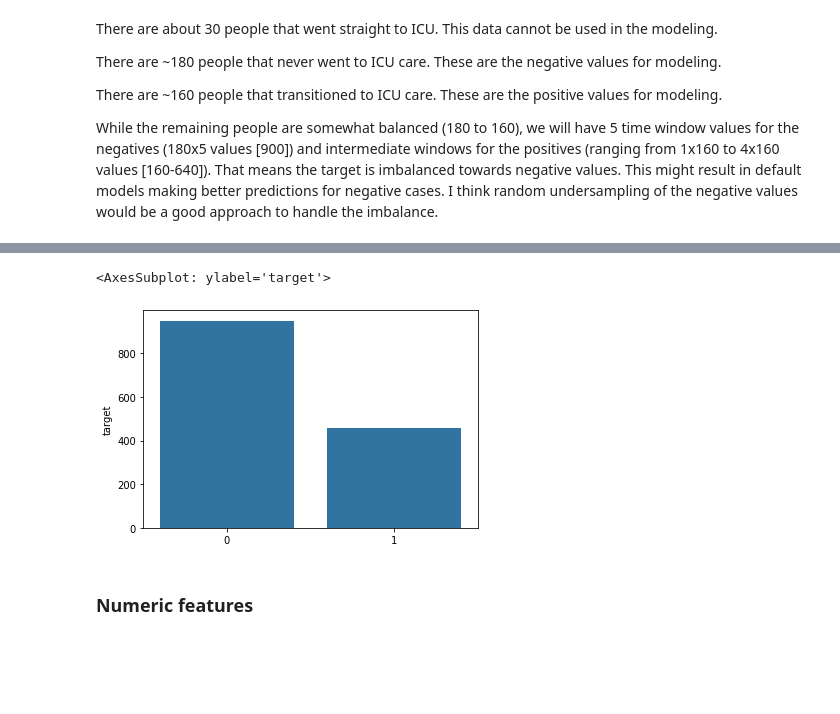
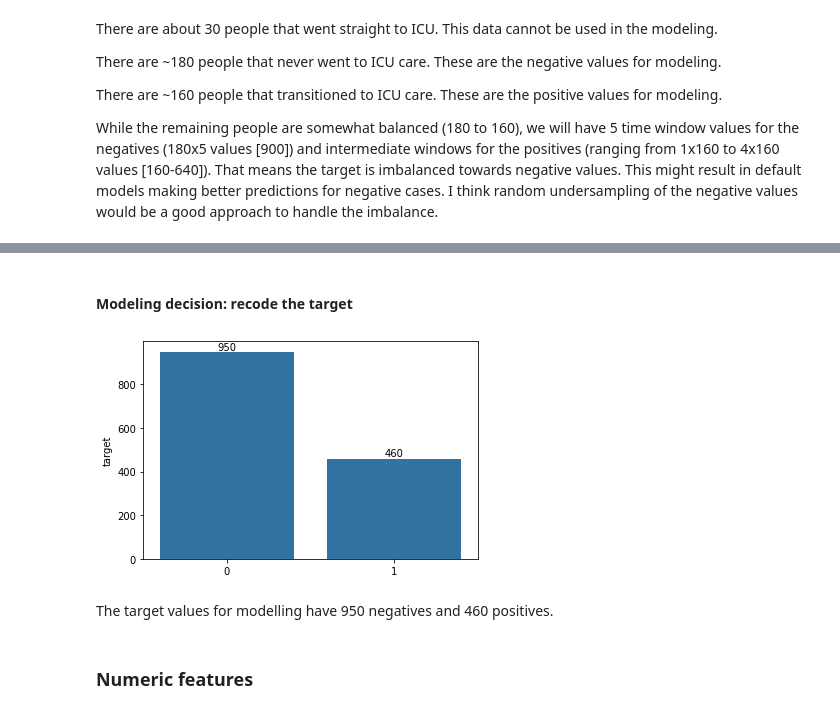
Before and after one commit to ccaiman/covid-capstone, a Jupyter notebook: covid_icu.ipynb, the cells around one changed output, grey strips where cells are left out. Cells and saved outputs as stored; diff of their text form; code cells hidden in the pictures; blank space fills up the shorter version.

Commit message:
Univariate EDA with modelling decisions

```diff
--- a/covid_icu.ipynb
+++ b/covid_icu.ipynb
@@ -91,3 +106,5 @@ I think random undersampling of the negative values would be a good approach to
+# %% [markdown]
+#### Modeling decision: recode the target
 # %%
 data2 = data.copy()
 
@@ -101,10 +118,12 @@ data2 = data2.merge(
 data2['target'] = np.where(data2['target'] == '1_0', 0, 1)
 data2.drop(columns=['WINDOW', 'ICU'], inplace=True)
 # %%
-sns.barplot(data=data2['target'].value_counts())
+plot = sns.barplot(data=data2['target'].value_counts())
+plot.bar_label(plot.containers[0]);
 # %% [output]
-<AxesSubplot: ylabel='target'>
-[figure, old version]
+[figure, new version]
+# %% [markdown]
+The target values for modelling have 950 negatives and 460 positives.
 # %% [markdown]
 ### Numeric features
 # %%
```
Also changed, not shown: parts of 25 cells of this notebook.
